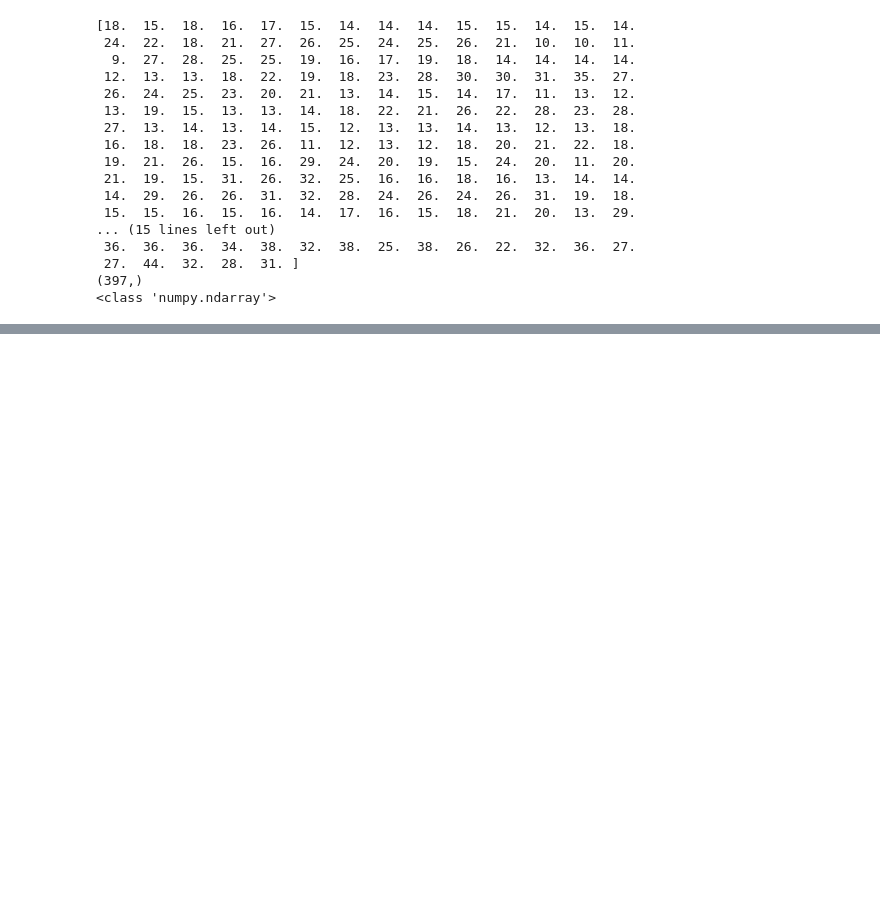
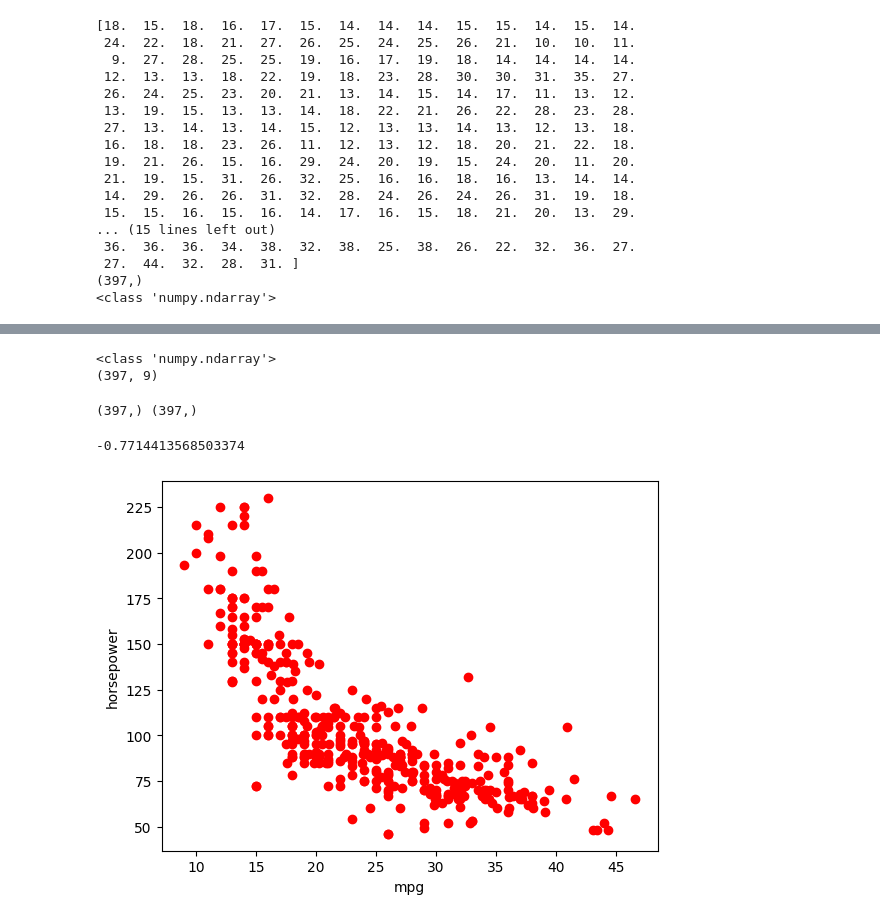
Before and after one commit to tianzheng4/tianzheng4.github.io, a Jupyter notebook: _umkc-teaching/code/Intro_to_Python.ipynb, the cells around one changed output, grey strips where cells are left out. Drawn from its saved outputs; the diff is of its cells as text; code cells hidden in the pictures; blank space fills up the shorter version.

```diff
--- a/_umkc-teaching/code/Intro_to_Python.ipynb
+++ b/_umkc-teaching/code/Intro_to_Python.ipynb
@@ -241,0 +310,31 @@ print(auto['horsepower'].isnull().sum())
+# %%
+x = auto.to_numpy()
+print(type(x))
+print(x.shape)
+# %% [output]
+<class 'numpy.ndarray'>
+(397, 9)
+# %%
+## analyze the correlation between mpg and horsepower
+## the value and the plot
+
+x = auto['mpg'].to_numpy()
+y = auto['horsepower'].to_numpy()
+
+print(x.shape, y.shape)
+# %% [output]
+(397,) (397,)
+# %%
+correlation = np.corrcoef(x, y)[0,1]
+print(correlation)
+# %% [output]
+-0.7714413568503374
+# %%
+plt.plot(x, y, 'bo', c='r')
+plt.ylabel("horsepower")
+plt.xlabel("mpg")
+
+plt.savefig('corr.pdf')
+plt.show()
+# %% [output]
+[figure, added]
```
Also changed, not shown: parts of 15 cells of this notebook, 2 other files.
